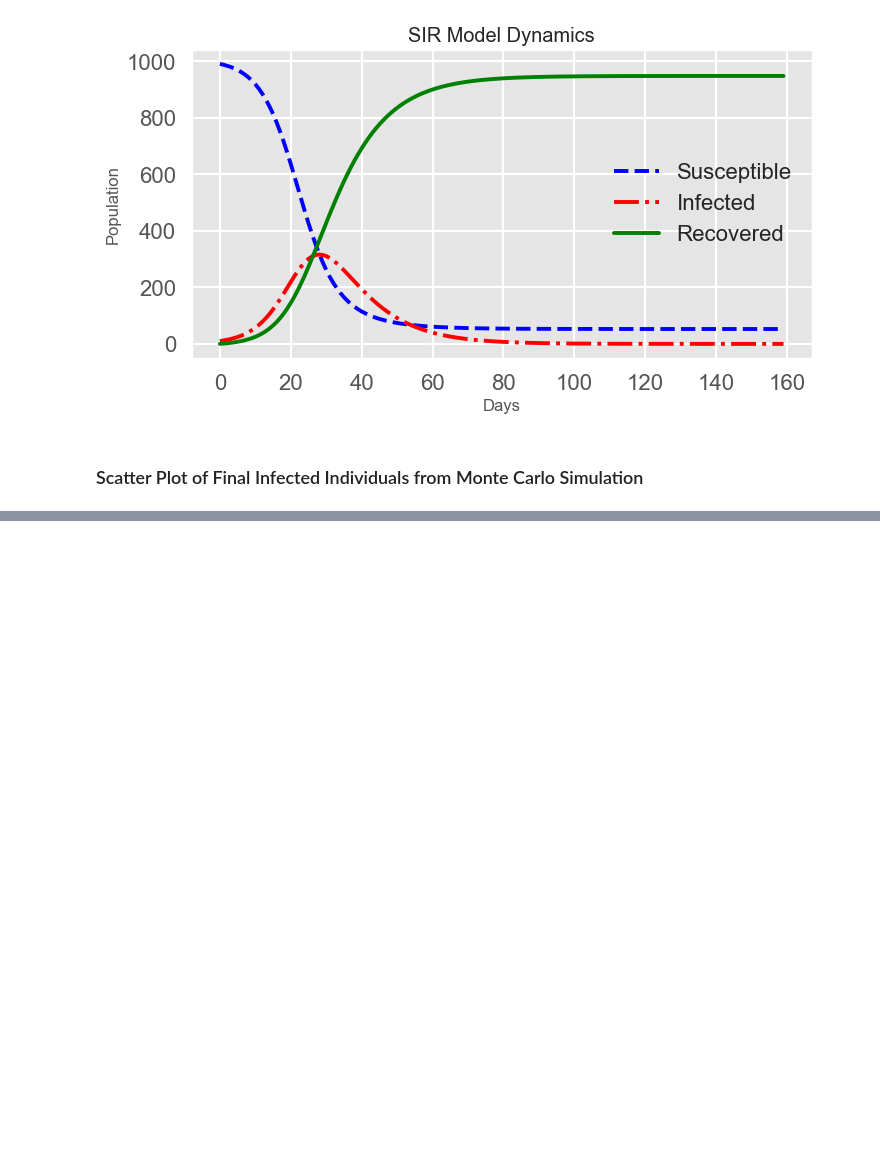
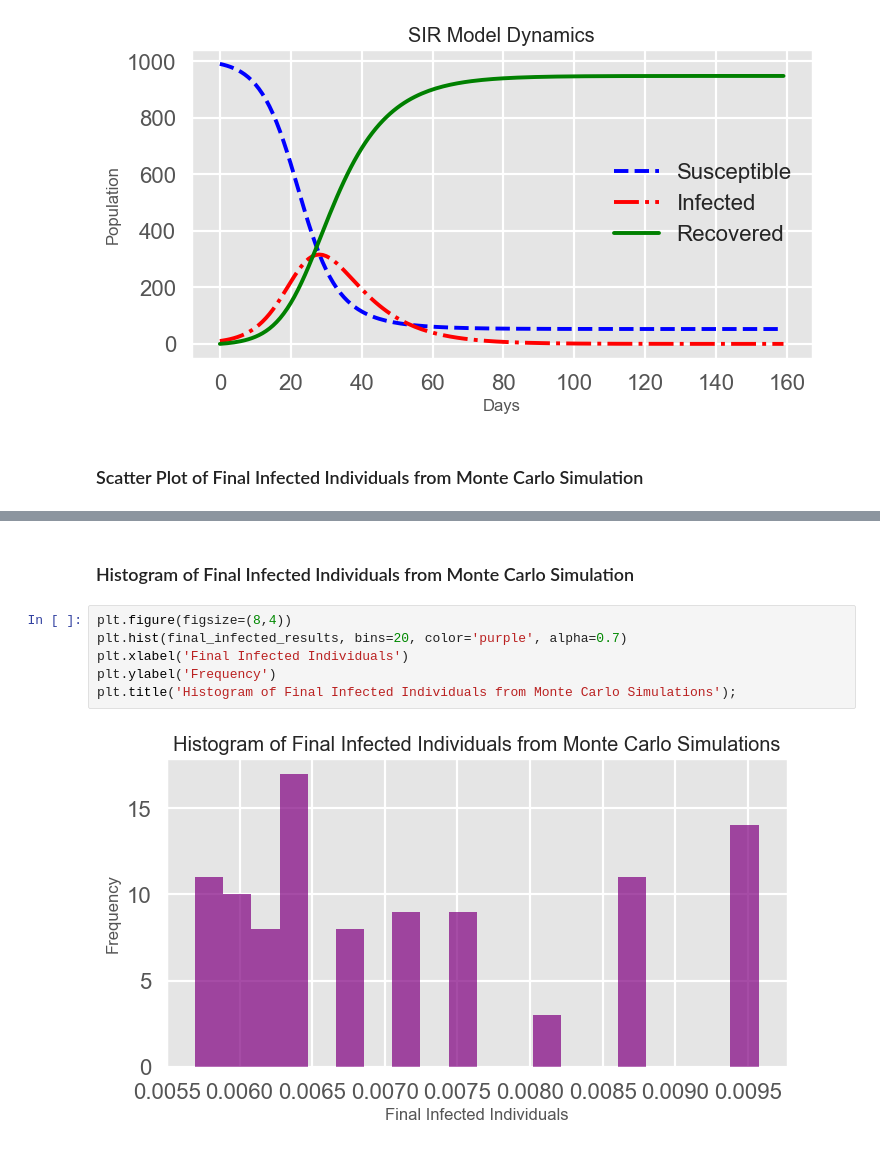
Before and after one commit to jwmathis/Project4, a Jupyter notebook: Project4.ipynb, the cells around one changed output, grey strips where cells are left out. Saved outputs shown, nothing was run; the diff lists cells and outputs as text; blank space fills up the shorter version.

```diff
--- a/Project4.ipynb
+++ b/Project4.ipynb
@@ -82,0 +111,10 @@ plt.legend();
+# %% [markdown]
+### Histogram of Final Infected Individuals from Monte Carlo Simulation
+# %%
+plt.figure(figsize=(8,4))
+plt.hist(final_infected_results, bins=20, color='purple', alpha=0.7)
+plt.xlabel('Final Infected Individuals')
+plt.ylabel('Frequency')
+plt.title('Histogram of Final Infected Individuals from Monte Carlo Simulations');
+# %% [output]
+[figure, added]
```
Also changed, not shown: parts of 4 cells of this notebook.
